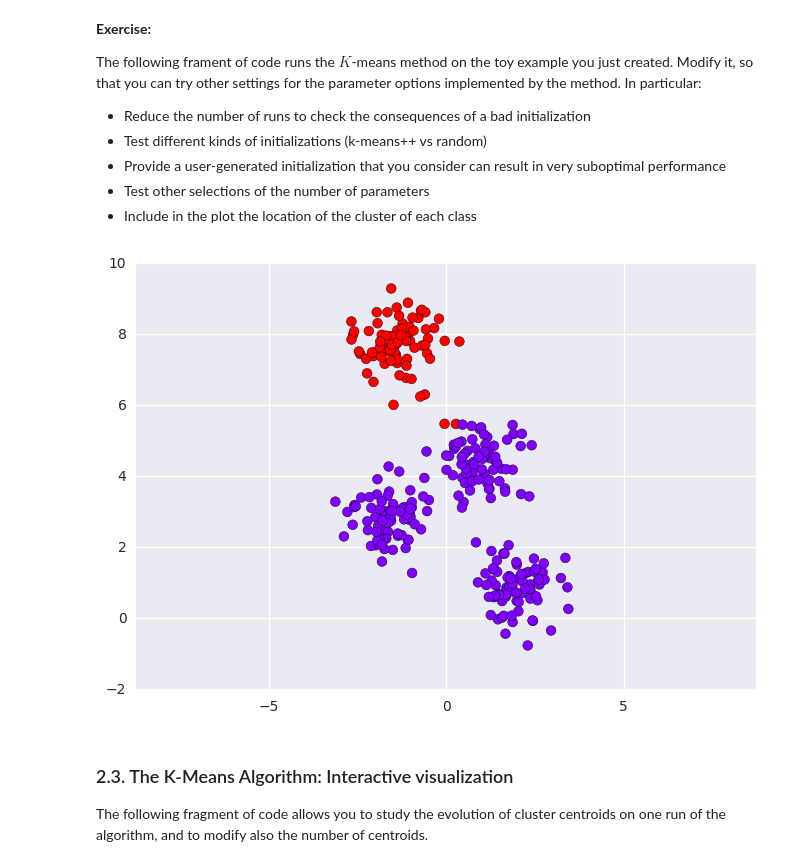
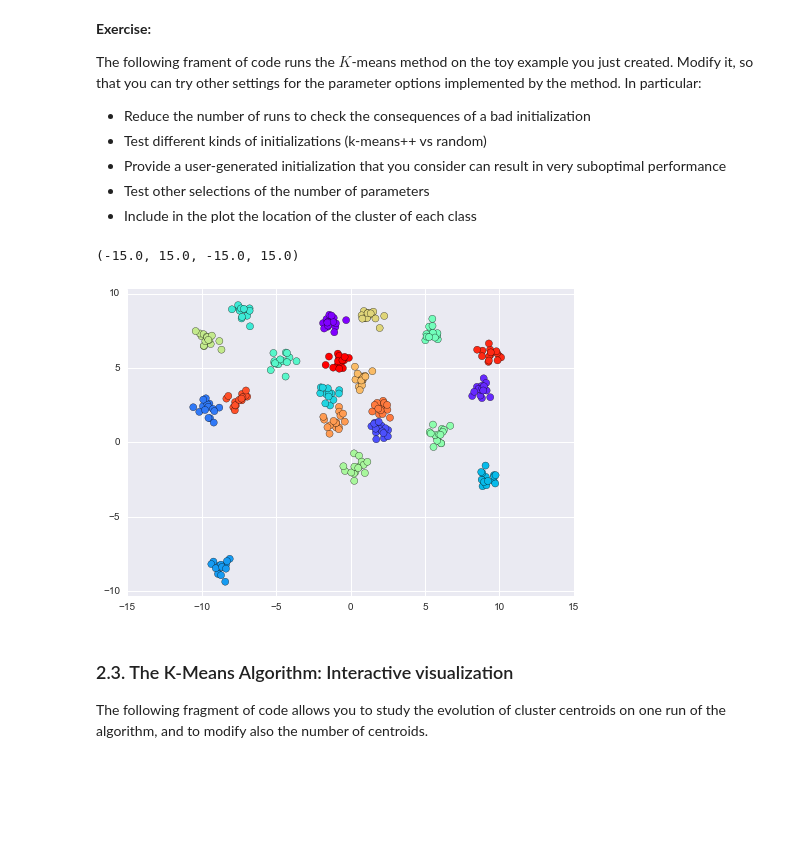
Before and after one commit to ML4DS/ML4all, a Jupyter notebook: U1.KMeans/KMeans.ipynb, the cells around one changed output. Drawn from its saved outputs; the diff is of its cells as text; code cells hidden in the pictures; blank space fills up the shorter version.

```diff
--- a/U1.KMeans/KMeans.ipynb
+++ b/U1.KMeans/KMeans.ipynb
@@ -69,9 +69,8 @@ Check out <a href=http://scikit-learn.org/stable/modules/generated/sklearn.clust
 Let's look at how KMeans operates on a synthetic example. To emphasize that this is unsupervised, we do not plot the colors of the clusters:
 # %%
 from sklearn.datasets.samples_generator import make_blobs
-X, y = make_blobs(n_samples=300, centers=4,
-                  random_state=0, cluster_std=0.60)
-plt.scatter(X[:, 0], X[:, 1], s=50)
+X, y = make_blobs(n_samples=300, centers=20,
+                  random_state=0, cluster_std=0.40)
+plt.scatter(X[:, 0], X[:, 1], s=50);
 plt.axis('equal')
-plt.show()
 # %% [output]
@@ -90,14 +90,15 @@ The following frament of code runs the $K$-means method on the toy example you j
    - Include in the plot the location of the cluster of each class
 # %%
 from sklearn.cluster import KMeans
-est = KMeans(2)  # 4 clusters
+
+est = KMeans(20)  # 4 clusters
 est.fit(X)
 y_kmeans = est.predict(X)
 plt.scatter(X[:, 0], X[:, 1], c=y_kmeans, s=50, cmap='rainbow')
 plt.axis('equal')
-plt.show()
 # %% [output]
+(-15.0, 15.0, -15.0, 15.0)
-[figure, old version]
+[figure, new version]
 # %% [markdown]
 ### 2.3. The K-Means Algorithm: Interactive visualization
 
```
Also changed, not shown: parts of 11 cells of this notebook, 7 other files.
